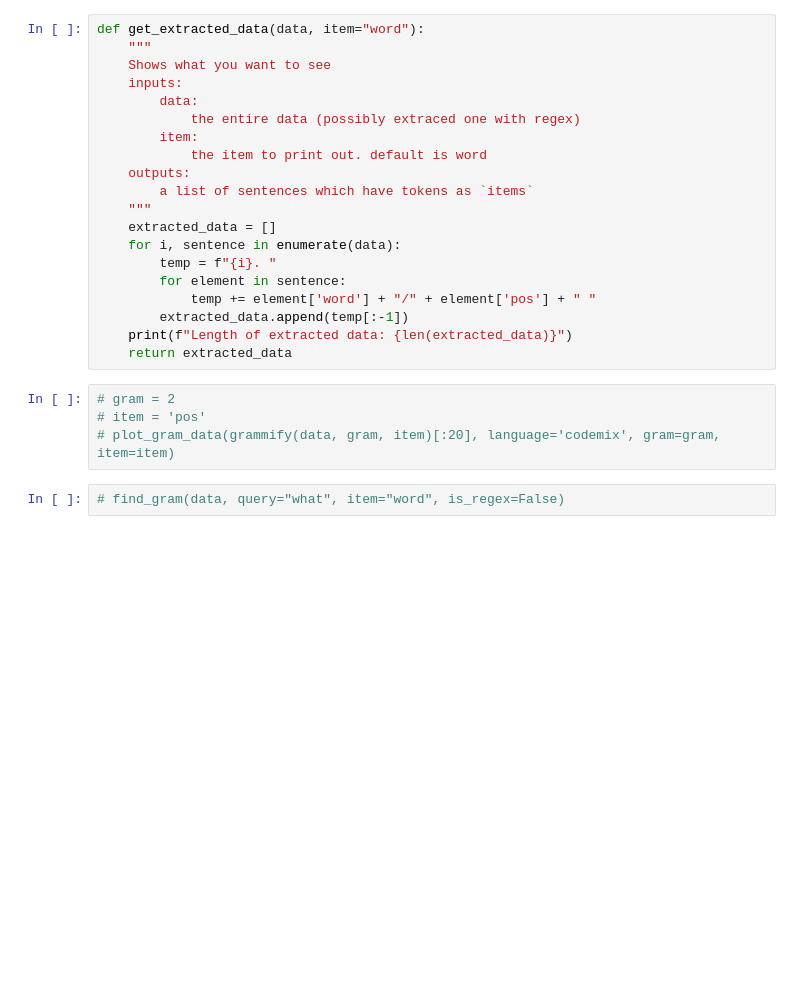
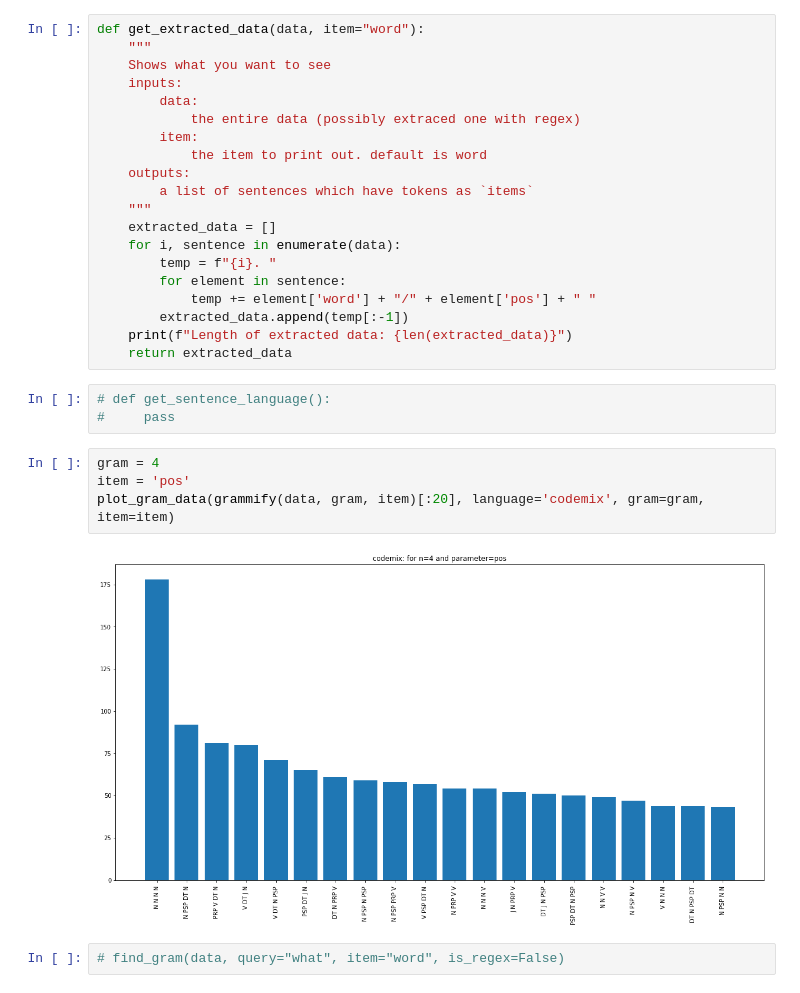
Before and after one commit to AurumnPegasus/CodeMix-Analysis, a Jupyter notebook: analysis.ipynb, the cells around one changed output. Cells and saved outputs as stored; diff of their text form; blank space fills up the shorter version.

Commit message:
Upd: Added some basic graphs

```diff
--- a/analysis.ipynb
+++ b/analysis.ipynb
@@ -153,10 +153,15 @@ def get_extracted_data(data, item="word"):
         extracted_data.append(temp[:-1])
     print(f"Length of extracted data: {len(extracted_data)}")
     return extracted_data
+# %%
+# def get_sentence_language():
+#     pass
 # %%
-# gram = 2
-# item = 'pos'
-# plot_gram_data(grammify(data, gram, item)[:20], language='codemix', gram=gram, item=item)
+gram = 4
+item = 'pos'
+plot_gram_data(grammify(data, gram, item)[:20], language='codemix', gram=gram, item=item)
+# %% [output]
+[figure, added]
 # %%
 # find_gram(data, query="what", item="word", is_regex=False)
 # %%
```
